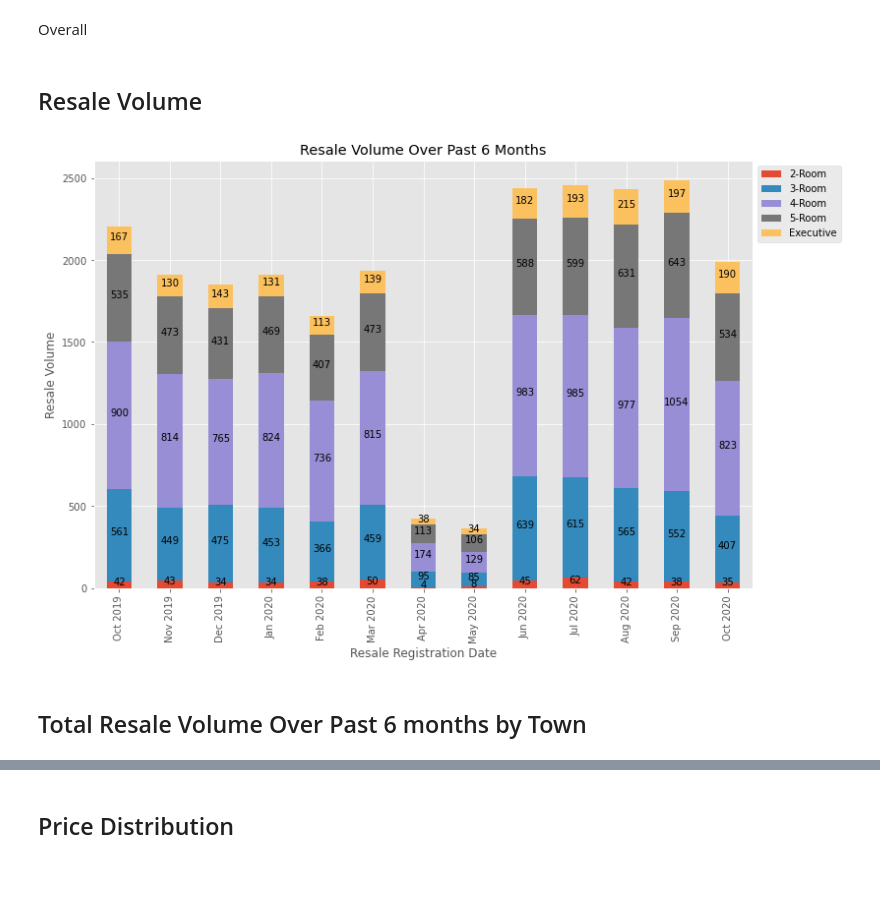
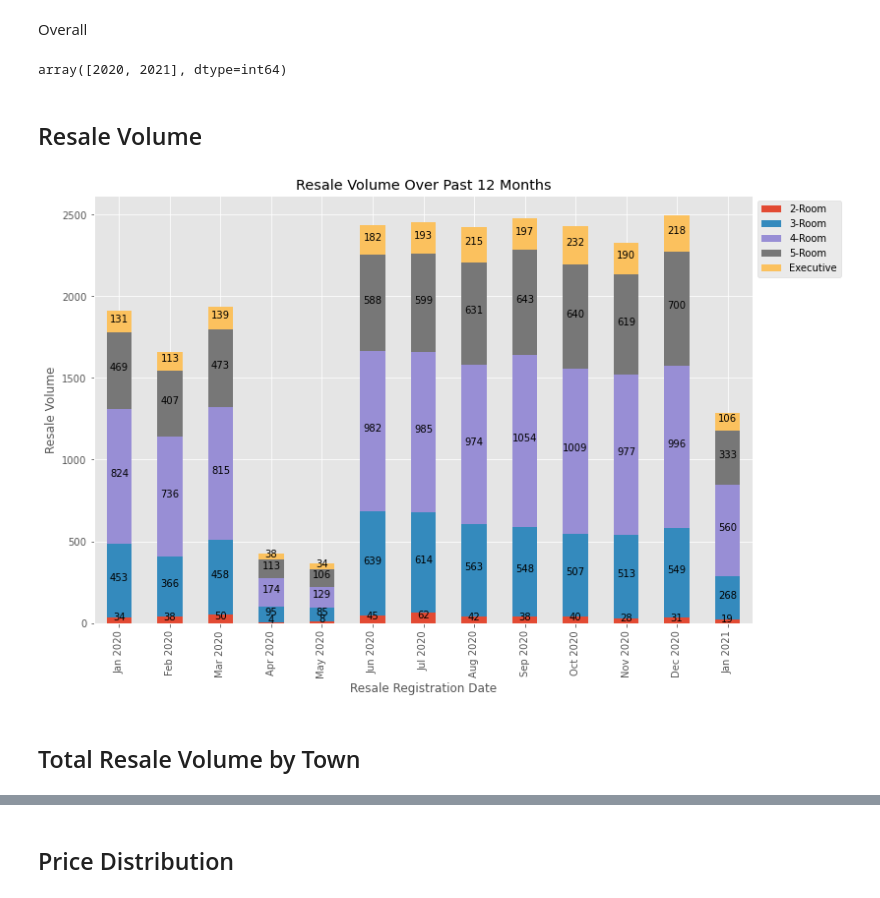
Before and after one commit to leebond/sg-property-scrapers-and-analysis, a Jupyter notebook: scrape-resale-prices/HDB/Resale HDB Price Analysis.ipynb, the cells around one changed output, grey strips where cells are left out. Drawn from its saved outputs; the diff is of its cells as text; code cells hidden in the pictures.

```diff
--- a/scrape-resale-prices/HDB/Resale HDB Price Analysis.ipynb
+++ b/scrape-resale-prices/HDB/Resale HDB Price Analysis.ipynb
@@ -23,6 +23,6 @@ pd.set_option('display.max_rows',2000)
 
 from utils import *
 # %%
-latest_file = [x for x in glob('./output/*.xlsx') if '~' not in x][-1]
+latest_file = [x for x in glob('./output_latest/*.xlsx') if '~' not in x][-1]
 latest_file
 # %% [output]
@@ -58,3 +58,7 @@ Index(['Town Code', 'Town', 'Block', 'Street', 'Storey',
       dtype='object')
 # %% [markdown]
 <a id='Overall'>Overall</a>
+# %%
+hdb['Resale Registration Year'].unique()
+# %% [output]
+array([2020, 2021], dtype=int64)
@@ -63,26 +69,26 @@ Index(['Town Code', 'Town', 'Block', 'Street', 'Storey',
 # %%
 hdb_vol = hdb[hdb['Flat Type'].isin(['2-Room','3-Room','4-Room','5-Room','Executive'])].\
 groupby(['Resale Registration Date','Flat Type']).agg({'Town':'count'}).unstack('Flat Type').fillna(0).reset_index()
 hdb_vol.columns = ['Resale Registration Date','2-Room','3-Room','4-Room','5-Room','Executive']
 hdb_vol['Resale Registration Date'] =  pd.to_datetime(hdb_vol['Resale Registration Date'], format='%b %Y')
 hdb_vol = hdb_vol.sort_values(by=['Resale Registration Date'], ascending=True)
 hdb_vol['Resale Registration Date'] = hdb_vol['Resale Registration Date'].apply(lambda x: datetime.strftime(x, '%b %Y'))
 hdb_vol.set_index(['Resale Registration Date'], inplace=True)
-ax = hdb_vol.plot(kind='bar', stacked=True, figsize=(12,8), title='Resale Volume Over Past 6 Months')
+ax = hdb_vol.plot(kind='bar', stacked=True, figsize=(12,8), title=f'Resale Volume Over Past {n_months} Months')
 ax.legend(bbox_to_anchor=(1, 1))
 for p in ax.patches:
     width, height = p.get_width(), p.get_height()
     x, y = p.get_xy()
     if height > 0 and height < np.inf:
         ax.annotate(int(round(height)),\
                     (x+width/2, y+height/2),\
                     ha='center', va='center', xytext=(0, 3), textcoords='offset points')
 ax.set_ylabel('Resale Volume')
 plt.show()
 # %% [output]
-[figure, old version]
+[figure, new version]
 # %% [markdown]
-## Total Resale Volume Over Past 6 months by Town
+## Total Resale Volume by Town
 # %%
 hdb_vol = hdb[hdb['Flat Type'].isin(['2-Room','3-Room','4-Room','5-Room','Executive'])].\
 groupby(['Town','Flat Type']).agg({'Town':'count'}).unstack('Flat Type').fillna(0).reset_index()
```
Also changed, not shown: parts of 30 cells of this notebook.
